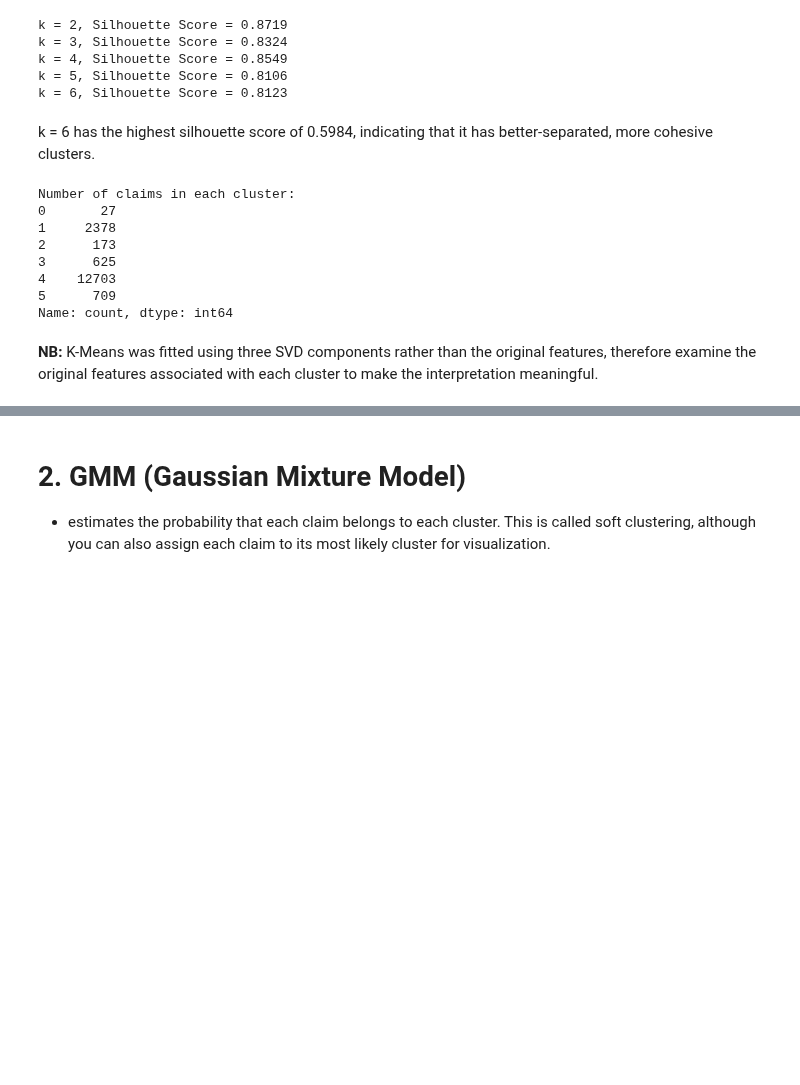
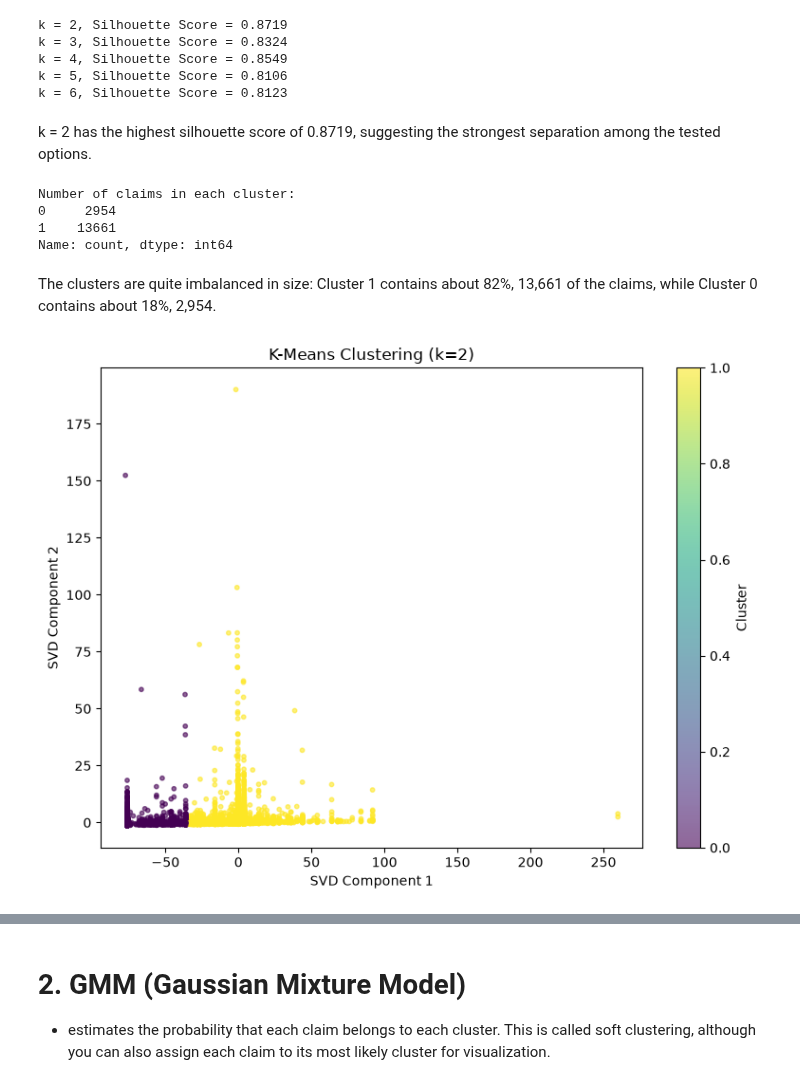
Before and after one commit to PerisN/Final_Capstone_Project, a Jupyter notebook: project.ipynb, the cells around one changed output, grey strips where cells are left out. Saved outputs shown, nothing was run; the diff lists cells and outputs as text; code cells hidden in the pictures; blank space fills up the shorter version.

```diff
--- a/project.ipynb
+++ b/project.ipynb
@@ -2107,22 +2164,22 @@ k = 3, Silhouette Score = 0.8324
 k = 4, Silhouette Score = 0.8549
 k = 5, Silhouette Score = 0.8106
 k = 6, Silhouette Score = 0.8123
-# %% [markdown]
-k = 6 has the highest silhouette score of 0.5984, indicating that it has better-separated, more cohesive clusters.
+# %% [markdown]
+k = 2 has the highest silhouette score of 0.8719, suggesting the strongest separation among the tested options.
 # %%
-# Fit K-Means with 6 clusters
+# Fit K-Means with 2 clusters
 # Combine the original training data with the K-Means cluster labels - This assigns each training claim to its cluster and counts the claims in each group
 
 from sklearn.cluster import KMeans
 
-kmeans_final = KMeans(
-    n_clusters=6,
+kmeans_2 = KMeans(
+    n_clusters=2,
     random_state=42,
     n_init=10
 )
 
 # Fit clusters using training data only
-train_clusters = kmeans_final.fit_predict(X_train_svd3)
+train_clusters = kmeans_2.fit_predict(X_train_svd3)
 
 # Examine cluster sizes
 cluster_sizes = pd.Series(train_clusters).value_counts().sort_index()
@@ -2131,12 +2188,30 @@ print("Number of claims in each cluster:")
 print(cluster_sizes)
 # %% [output]
 Number of claims in each cluster:
-0       27
-1     2378
-2      173
-3      625
-4    12703
-5      709
+0     2954
+1    13661
 Name: count, dtype: int64
-# %% [markdown]
-**NB:** K-Means was fitted using three SVD components rather than the original features, therefore examine the original features associated with each cluster to make the interpretation meaningful.
+# %% [markdown]
+The clusters are quite imbalanced in size: Cluster 1 contains about 82%, 13,661 of the claims, while Cluster 0 contains about 18%, 2,954.
+# %%
+# Visualize K-Means clusters (k=2)
+
+plt.figure(figsize=(8, 6))
+
+plt.scatter(
+    X_train_svd3[:, 0],
+    X_train_svd3[:, 1],
+    c=train_clusters,
+    cmap="viridis",
+    s=10,
+    alpha=0.6
+)
+
+plt.title("K-Means Clustering (k=2)")
+plt.xlabel("SVD Component 1")
+plt.ylabel("SVD Component 2")
+plt.colorbar(label="Cluster")
+plt.tight_layout()
+plt.show()
+# %% [output]
+[figure, added]
```
Also changed, not shown: parts of 342 cells of this notebook, 9 other files.
